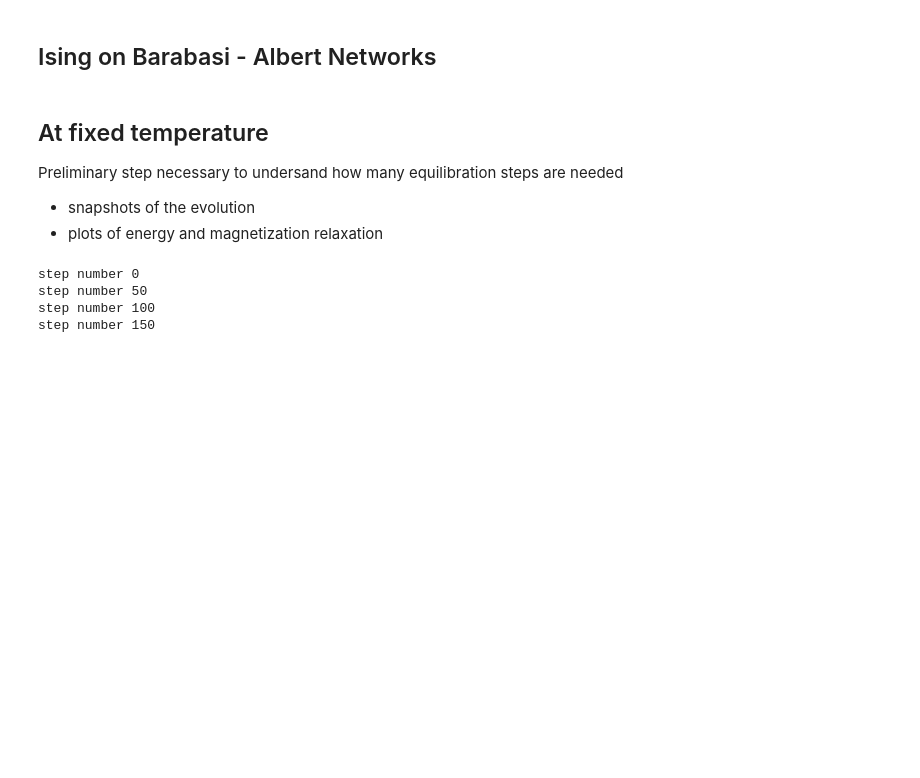
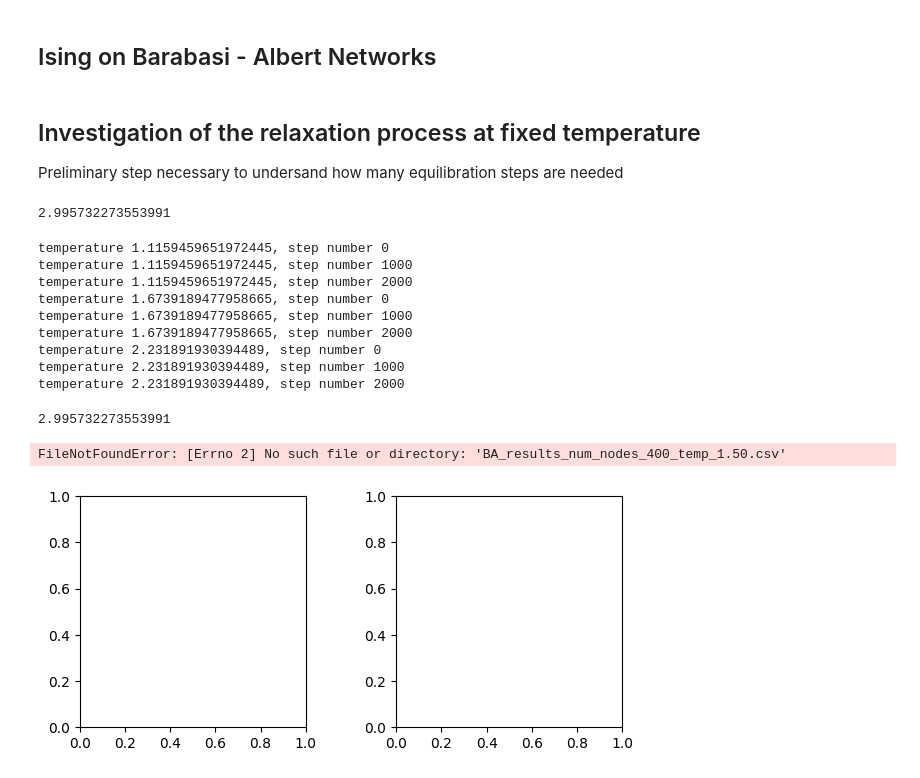
Before and after one commit to miriamzara/ComplexNet_project, a Jupyter notebook: project_01/BA_simulation.ipynb, the cells around one changed output. Cells and saved outputs as stored; diff of their text form; code cells hidden in the pictures; blank space fills up the shorter version.

```diff
--- a/project_01/BA_simulation.ipynb
+++ b/project_01/BA_simulation.ipynb
@@ -15,26 +15,58 @@ please provide us feedback at https://github.com/pandas-dev/pandas/issues/54466
 # %% [markdown]
 ## Ising on Barabasi - Albert Networks
 # %% [markdown]
-## At fixed temperature
+## Investigation of the relaxation process at fixed temperature
 
 Preliminary step necessary to undersand how many equilibration steps are needed
-
-- snapshots of the evolution
-- plots of energy and magnetization relaxation
 # %%
 num_nodes = 400
 m = 1
 mean_field_temperature = (m / 2) * np.log(num_nodes)
+print(mean_field_temperature)
 G = nx.barabasi_albert_graph(num_nodes, m)
 a = get_dense_adj_matrix(G)
+# %% [output]
+2.995732273553991
 # %%
-chosen_temp = 0.6* mean_field_temperature
-n_step = 200
-initial_state, final_state, df = simulate_ising_fixed_temp(adjacency_matrix= a, T = chosen_temp, num_steps= n_step)
-df.to_csv(f"BA_results_num_nodes_{num_nodes}_temp_{chosen_temp:.2f}.csv")
+frac_temp = [0.4]
+#frac_temp = [0.2, 0.4, 0.6, 0.8, 1.2, 1.4]
+trial_temps = [f * mean_field_temperature for f in frac_temp]
+n_step = 3000
+for chosen_temp in trial_temps:
+    initial_state, final_state, df = simulate_ising_fixed_temp(adjacency_matrix= a, T = chosen_temp, num_steps= n_step)
+    df.to_csv(f"outputs_csv/BA_results_num_nodes_{num_nodes}_temp_{chosen_temp:.2f}_steps_{n_step}.csv")
 # %% [output]
-step number 0
-step number 50
-step number 100
-step number 150
+temperature 1.1159459651972445, step number 0
+temperature 1.1159459651972445, step number 1000
+temperature 1.1159459651972445, step number 2000
+temperature 1.6739189477958665, step number 0
+temperature 1.6739189477958665, step number 1000
+temperature 1.6739189477958665, step number 2000
+temperature 2.231891930394489, step number 0
+temperature 2.231891930394489, step number 1000
+temperature 2.231891930394489, step number 2000
+# %%
+# Single Plot
+num_nodes = 400
+m = 1
+mean_field_temperature = (m / 2) * np.log(num_nodes)
+temp = 1.50
+frac = temp / mean_field_temperature
+fig, (ax1, ax2) = plt.subplots(nrows= 1, ncols= 2, figsize = (7, 3))
+plt.subplots_adjust(hspace= 0.4, wspace = 0.4)
+df = pd.read_csv("BA_results_num_nodes_400_temp_1.50.csv")
+ax1.plot(df['n_step'], np.abs(df['average_magnetization']))
+ax1.set_xlabel("time step")
+ax1.set_ylabel("abs(magnetization)")
+ax1.grid()
+ax2.plot(df['n_step'], df['energy'])
+ax2.set_xlabel("time step")
+ax2.set_ylabel(r"energy E")
+ax2.grid()
+invisible_line = plt.Line2D([], [], linestyle="none", label=fr'$T = {frac}\,T_C$')
+ax2.legend(handles=[invisible_line], labels=[invisible_line.get_label()])
+# %% [output]
+2.995732273553991
+FileNotFoundError: [Errno 2] No such file or directory: 'BA_results_num_nodes_400_temp_1.50.csv'
+[figure, added]
 # %%
```
Also changed, not shown: parts of 11 cells of this notebook, 49 other files.
